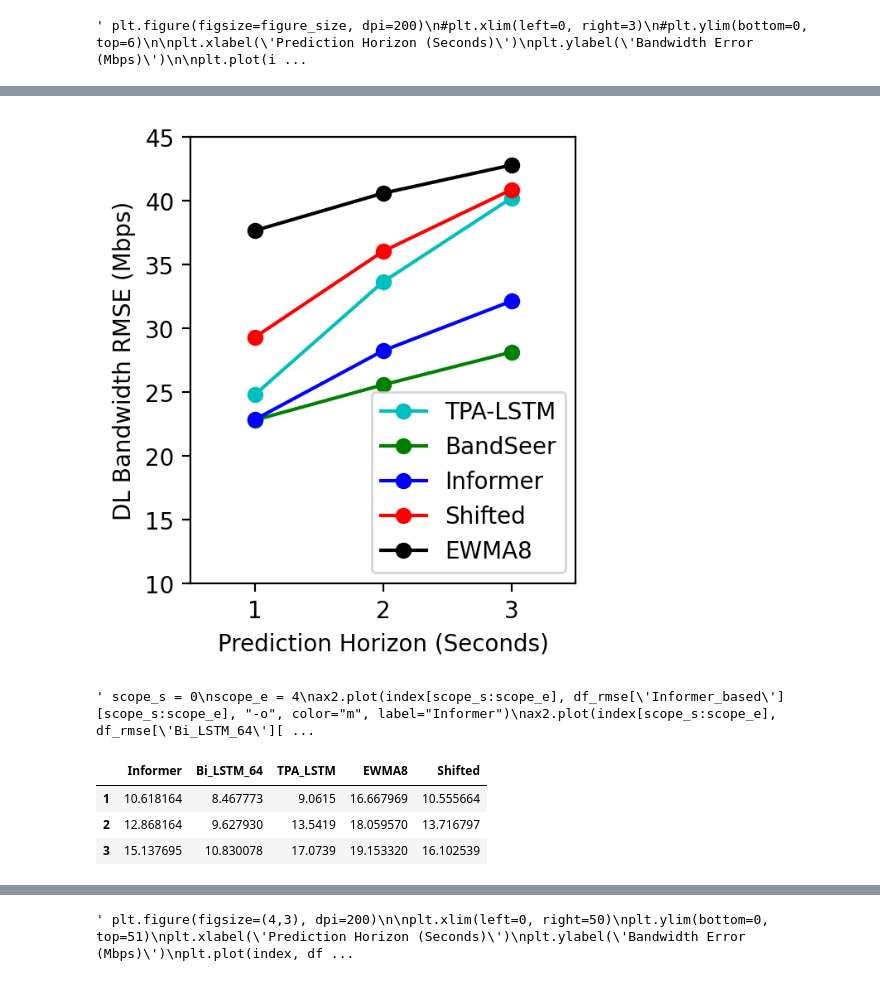
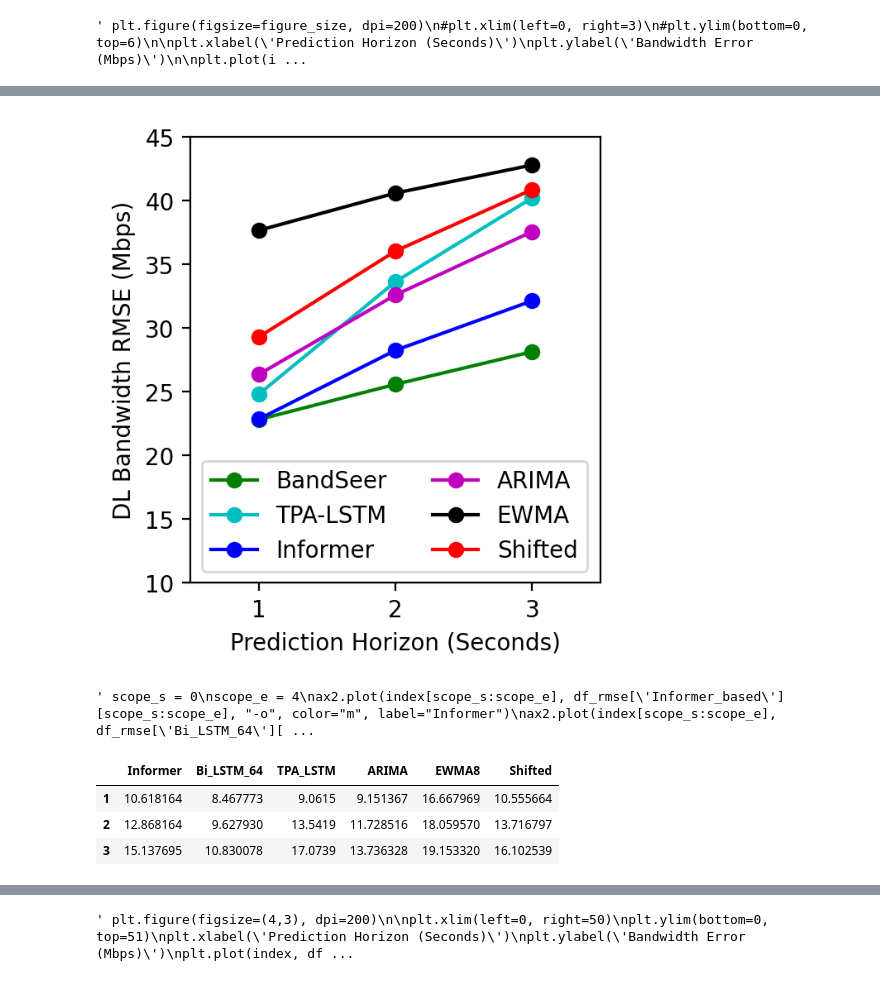
Before and after one commit to birkandenizer/Informer2020, a Jupyter notebook: create-plots.ipynb, the cells around one changed output, grey strips where cells are left out. Saved outputs shown, nothing was run; the diff lists cells and outputs as text; code cells hidden in the pictures.

```diff
--- a/create-plots.ipynb
+++ b/create-plots.ipynb
@@ -1,9 +1,13 @@
 # %%
 import numpy as np
 import pandas as pd
+import matplotlib
 import matplotlib.pyplot as plt
+
+plt.rcParams['pdf.fonttype'] = 42
+plt.rcParams['ps.fonttype'] = 42
 # %%
-figure_size = (3, 3.5)
+figure_size = (3.2, 3.5)
 paper_title = 'BandSeer'
 # %%
 # NYU-METS-M15-Standard
@@ -175,6 +185,7 @@ fig.savefig(f'plots/NYU-METS-comparison-MAE.pdf', bbox_inches='tight')
 Informer_rmse = [23410, 28944, 32923]#, 40996, 43436, 45269]
 Bi_LSTM_64_rmse = [23373, 26209, 28829]#, 36749, 41375, 47127]
 TPA_LSTM_rmse = [24.812, 33.658, 40.230]#, np.nan, np.nan, np.nan]
+ARIMA_rmse = [26999, 33397, 38489]
 EWMA8_rmse = [38587, 41587, 43843]#, np.nan, np.nan, np.nan]
 Shifted_rmse = [30017, 36923, 41869]#, np.nan, np.nan, np.nan]
 
@@ -182,12 +193,14 @@ df_rmse = pd.DataFrame(
     {'Informer': Informer_rmse,
      'Bi_LSTM_64': Bi_LSTM_64_rmse,
      'TPA_LSTM': TPA_LSTM_rmse,
+     'ARIMA': ARIMA_rmse,
      'EWMA8': EWMA8_rmse,
      'Shifted': Shifted_rmse,
      })
 
 df_rmse['Informer'] = df_rmse['Informer'].div(1024)
 df_rmse['Bi_LSTM_64'] = df_rmse['Bi_LSTM_64'].div(1024)
+df_rmse['ARIMA'] = df_rmse['ARIMA'].div(1024)
 df_rmse['EWMA8'] = df_rmse['EWMA8'].div(1024)
 df_rmse['Shifted'] = df_rmse['Shifted'].div(1024)
 
@@ -202,25 +215,26 @@ df_rmse
 # %%
 plt.figure(figsize=figure_size, dpi=200)
 #plt.figure(layout='tight') #'constrained', 'compressed', 'tight',
 plt.xlim(left=0.5, right=3.5)
 plt.ylim(bottom=10, top=45)
 
 plt.xlabel('Prediction Horizon (Seconds)')
 plt.ylabel('DL Bandwidth RMSE (Mbps)')
+plt.plot(index, df_rmse['Bi_LSTM_64'], "-o", color="g", label=paper_title)
 plt.plot(index, df_rmse['TPA_LSTM'], "-o", color="c", label="TPA-LSTM")
-plt.plot(index, df_rmse['Bi_LSTM_64'], "-o", color="g", label=paper_title)
 plt.plot(index, df_rmse['Informer'], "-o", color="b", label="Informer")
+plt.plot(index, df_rmse['ARIMA'], "-o", color="m", label="ARIMA")
+plt.plot(index, df_rmse['EWMA8'] , "-o", color="k", label="EWMA")
 plt.plot(index, df_rmse['Shifted'] , "-o", color="r", label="Shifted")
-plt.plot(index, df_rmse['EWMA8'] , "-o", color="k", label="EWMA8")
-plt.legend(loc='lower left', bbox_to_anchor=(0.44, 0))
+plt.legend(loc='lower left', ncol=2, bbox_to_anchor=(0, 0))
 #plt.legend()#loc='lower right')
 
 #plt.figtext(0.5, 0.01, error_fig, wrap=True, horizontalalignment='center', fontsize=12)
 
 plt.savefig(f'plots/5GBeyond-comparison-RMSE.pdf', bbox_inches='tight')
 #plt.savefig(f'plots/5GBeyond-comparison-RMSE.png', bbox_inches='tight')
 # %% [output]
-[figure, old version]
+[figure, new version]
 # %%
 """ fig, ax1 = plt.subplots(figsize=figure_size, dpi=200)
 ax1.set_xlabel('Prediction Horizon (Seconds)')
@@ -258,8 +272,8 @@ ax2.plot(index[scope_s:scope_e], df_rmse['EWMA8'][scope_s:scope_e] , "-o", color
 # %%
 Informer_mae = [10873, 13177, 15501]
 Bi_LSTM_64_mae = [8671, 9859, 11090]
-
 TPA_LSTM_mae = [9.0615, 13.5419, 17.0739]
+ARIMA_mae = [9371, 12010, 14066]
 EWMA8_mae = [17068, 18493, 19613]
 Shifted_mae = [10809, 14046, 16489]
 
@@ -267,12 +281,14 @@ df_mae = pd.DataFrame(
     {'Informer': Informer_mae,
      'Bi_LSTM_64': Bi_LSTM_64_mae,
      'TPA_LSTM': TPA_LSTM_mae,
+     'ARIMA': ARIMA_mae,
      'EWMA8': EWMA8_mae,
      'Shifted': Shifted_mae,
      })
 
 df_mae['Informer'] = df_mae['Informer'].div(1024)
 df_mae['Bi_LSTM_64'] = df_mae['Bi_LSTM_64'].div(1024)
+df_mae['ARIMA'] = df_mae['ARIMA'].div(1024)
 df_mae['EWMA8'] = df_mae['EWMA8'].div(1024)
 df_mae['Shifted'] = df_mae['Shifted'].div(1024)
 
@@ -280,10 +296,10 @@ index = [1, 2, 3]
 df_mae = df_mae.set_index([pd.Index(index)])
 df_mae
 # %% [output]
-|  | Informer | Bi_LSTM_64 | TPA_LSTM | EWMA8 | Shifted |
-| 1 | 10.618164 | 8.467773 | 9.0615 | 16.667969 | 10.555664 |
-| 2 | 12.868164 | 9.627930 | 13.5419 | 18.059570 | 13.716797 |
-| 3 | 15.137695 | 10.830078 | 17.0739 | 19.153320 | 16.102539 |
+|  | Informer | Bi_LSTM_64 | TPA_LSTM | ARIMA | EWMA8 | Shifted |
+| 1 | 10.618164 | 8.467773 | 9.0615 | 9.151367 | 16.667969 | 10.555664 |
+| 2 | 12.868164 | 9.627930 | 13.5419 | 11.728516 | 18.059570 | 13.716797 |
+| 3 | 15.137695 | 10.830078 | 17.0739 | 13.736328 | 19.153320 | 16.102539 |
 # %%
 plt.figure(figsize=figure_size, dpi=200)
 #plt.figure(layout='tight') #'constrained', 'compressed', 'tight',
```
Also changed, not shown: parts of 11 cells of this notebook, 10 other files.
